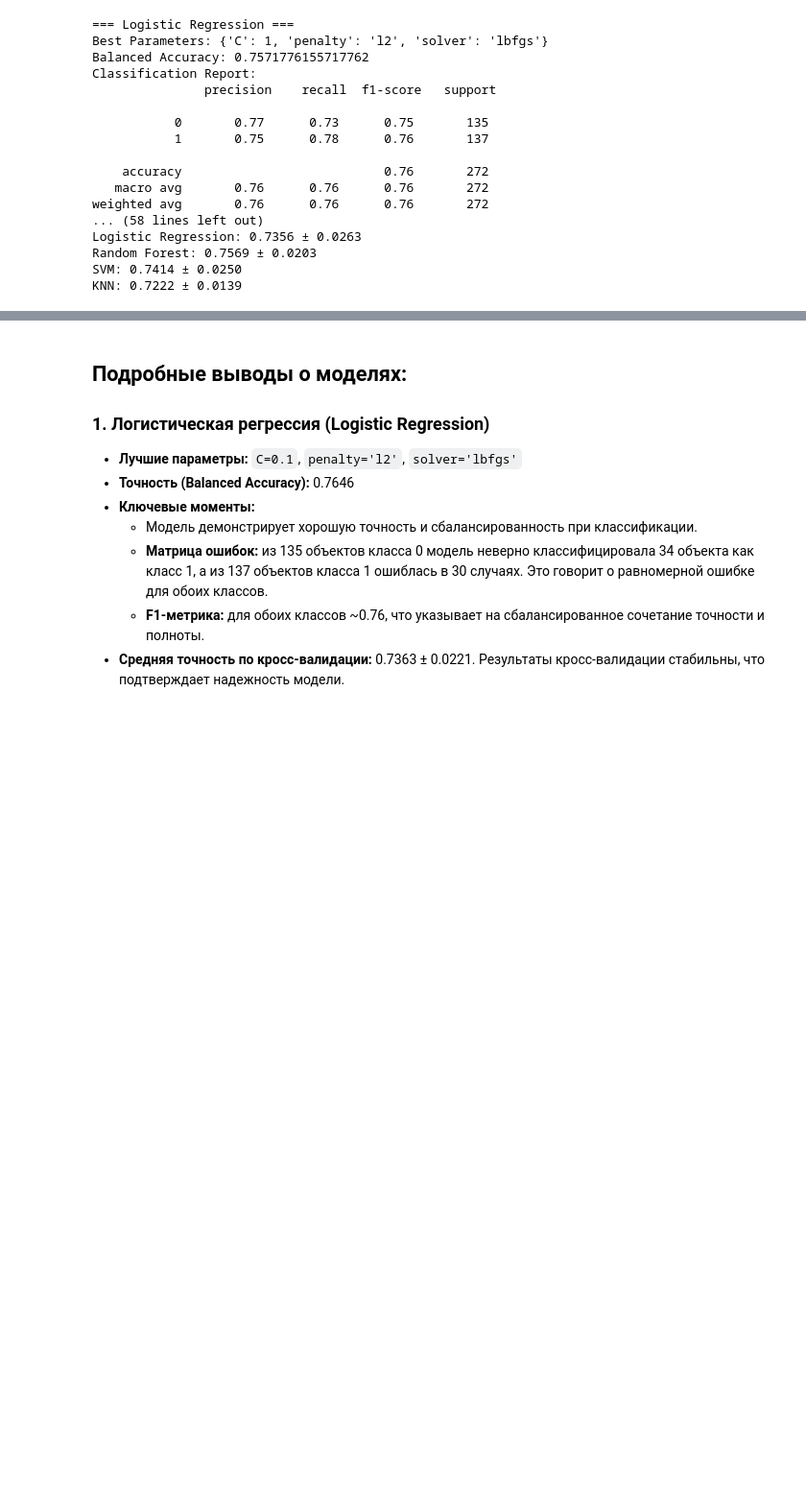
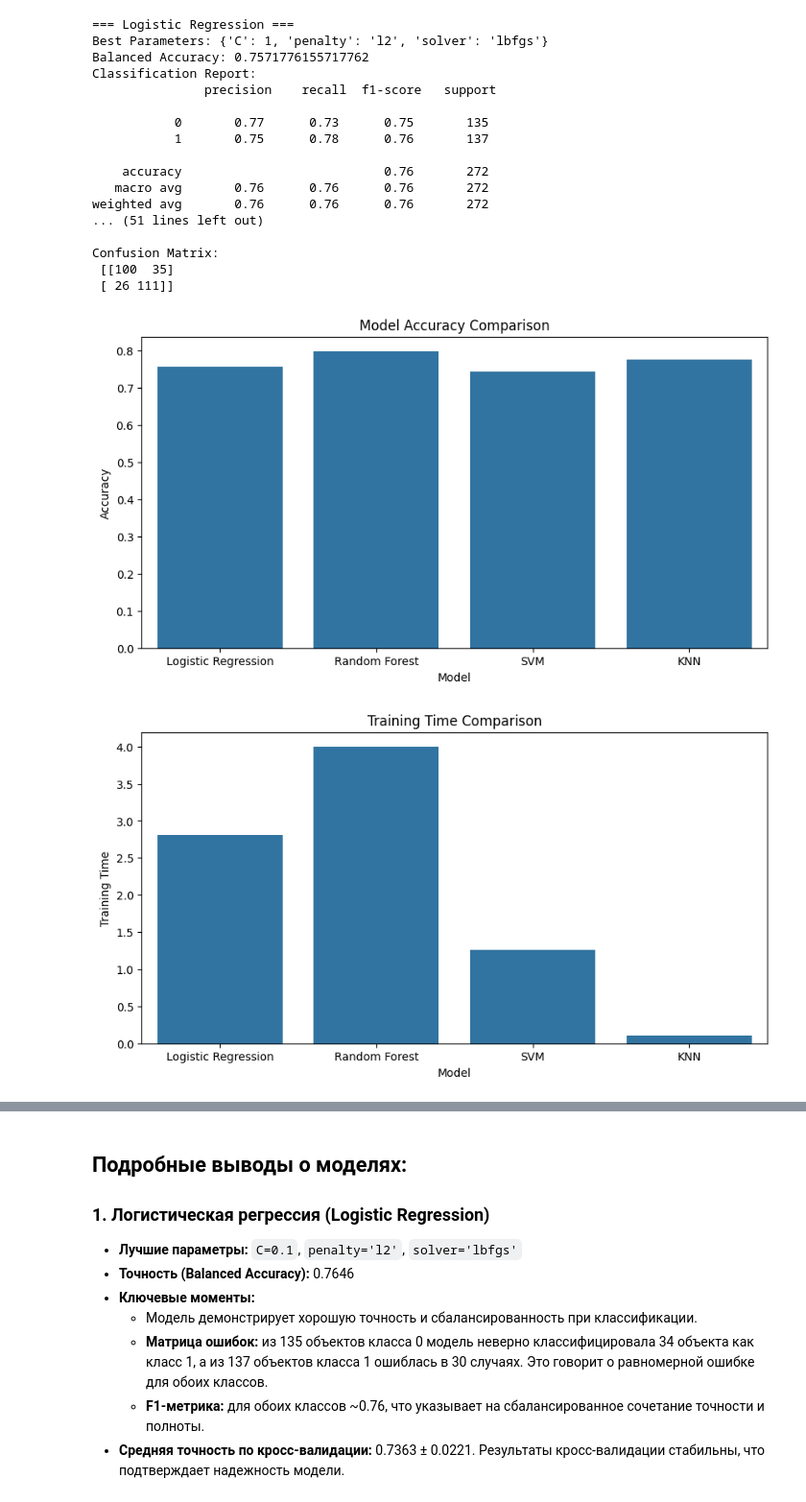
Before and after one commit to AngelinaYakubovskaya/spbu-python-course, a Jupyter notebook: project/Classification.ipynb, the cells around one changed output, grey strips where cells are left out. Shown at 96% size. Cells and saved outputs as stored; diff of their text form; code cells hidden in the pictures; blank space fills up the shorter version.

```diff
--- a/project/Classification.ipynb
+++ b/project/Classification.ipynb
@@ -137,7 +207,7 @@ if y.value_counts().min() < 0.5 * y.value_counts().max():
 # Разделение на обучающую и тестовую выборки
 X_train, X_test, y_train, y_test = train_test_split(X_scaled, y, test_size=0.2, random_state=42)
 # %%
-# Модели и гиперпараметры
+# Модели и гиперпараметры для GridSearch
 param_grids = {
     "Logistic Regression": {
         "model": LogisticRegression(),
@@ -175,42 +245,80 @@ param_grids = {
 
 # Результаты
 best_models = {}
+model_results = {
+    "Model": [],
+    "Accuracy": [],
+    "Training Time": [],
+    "Prediction Time": []
+}
 
+# Обучение моделей и сбор метрик
 for name, config in param_grids.items():
     print(f"=== {name} ===")
     grid = GridSearchCV(config["model"], config["params"], cv=5, scoring="balanced_accuracy", n_jobs=-1)
+
+    # Измеряем время обучения
+    start_train_time = time.time()
     grid.fit(X_train, y_train)
+    training_time = time.time() - start_train_time
+
     best_model = grid.best_estimator_
     best_models[name] = best_model
 
     # Оценка на тестовой выборке
+    start_pred_time = time.time()
     y_pred = best_model.predict(X_test)
+    prediction_time = time.time() - start_pred_time
+
+    accuracy = accuracy_score(y_test, y_pred)
+
+    # Сохраняем результаты
+    model_results["Model"].append(name)
+    model_results["Accuracy"].append(accuracy)
+    model_results["Training Time"].append(training_time)
+    model_results["Prediction Time"].append(prediction_time)
+
     print("Best Parameters:", grid.best_params_)
     print("Balanced Accuracy:", balanced_accuracy_score(y_test, y_pred))
     print("Classification Report:\n", classification_report(y_test, y_pred))
     print("Confusion Matrix:\n", confusion_matrix(y_test, y_pred))
     print()
 
-# Сравнение моделей
-print("\nСредняя точность моделей по кросс-валидации (balanced accuracy):")
-for name, model in best_models.items():
-    scores = cross_val_score(model, X_train, y_train, cv=5, scoring="balanced_accuracy")
-    print(f"{name}: {scores.mean():.4f} ± {scores.std():.4f}")
+# Визуализация точности моделей
+results_df = pd.DataFrame(model_results)
+plt.figure(figsize=(10, 5))
+sns.barplot(x="Model", y="Accuracy", data=results_df)
+plt.title("Model Accuracy Comparison")
+plt.show()
+
+# Визуализация времени обучения
+plt.figure(figsize=(10, 5))
+sns.barplot(x="Model", y="Training Time", data=results_df)
+plt.title("Training Time Comparison")
+plt.show()
+
+# Визуализация времени предсказания
+plt.figure(figsize=(10, 5))
+sns.barplot(x="Model", y="Prediction Time", data=results_df)
+plt.title("Prediction Time Comparison")
+plt.show()
 # %% [output]
 === Logistic Regression ===
 Best Parameters: {'C': 1, 'penalty': 'l2', 'solver': 'lbfgs'}
 Balanced Accuracy: 0.7571776155717762
 Classification Report:
                precision    recall  f1-score   support
 
            0       0.77      0.73      0.75       135
            1       0.75      0.78      0.76       137
 
     accuracy                           0.76       272
    macro avg       0.76      0.76      0.76       272
 weighted avg       0.76      0.76      0.76       272
-... (58 lines left out)
-Logistic Regression: 0.7356 ± 0.0263
-Random Forest: 0.7569 ± 0.0203
-SVM: 0.7414 ± 0.0250
-KNN: 0.7222 ± 0.0139
+... (51 lines left out)
+
+Confusion Matrix:
+ [[100  35]
+ [ 26 111]]
+[figure, added]
+[figure, added]
```
Also changed, not shown: parts of 29 cells of this notebook.
